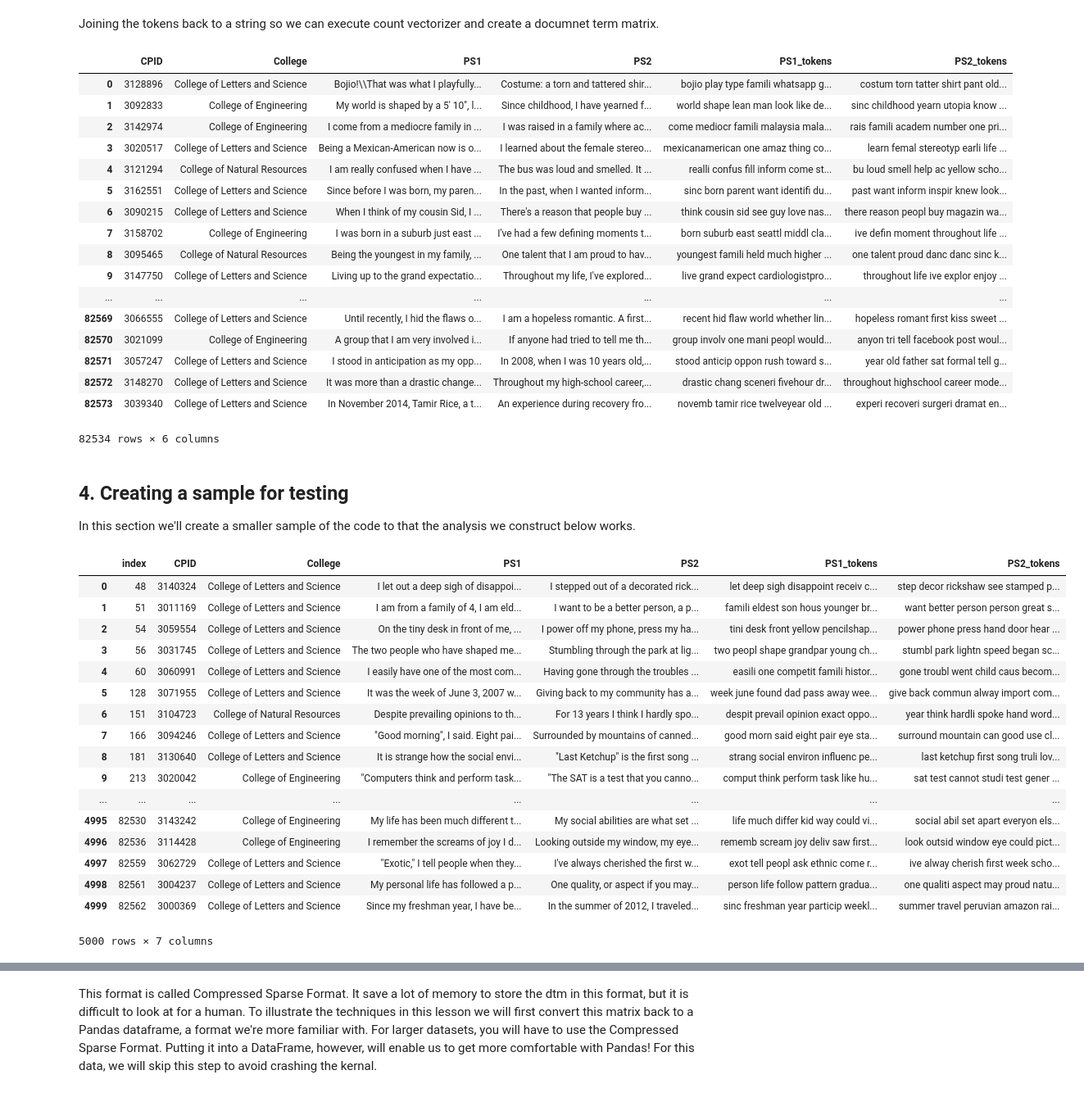
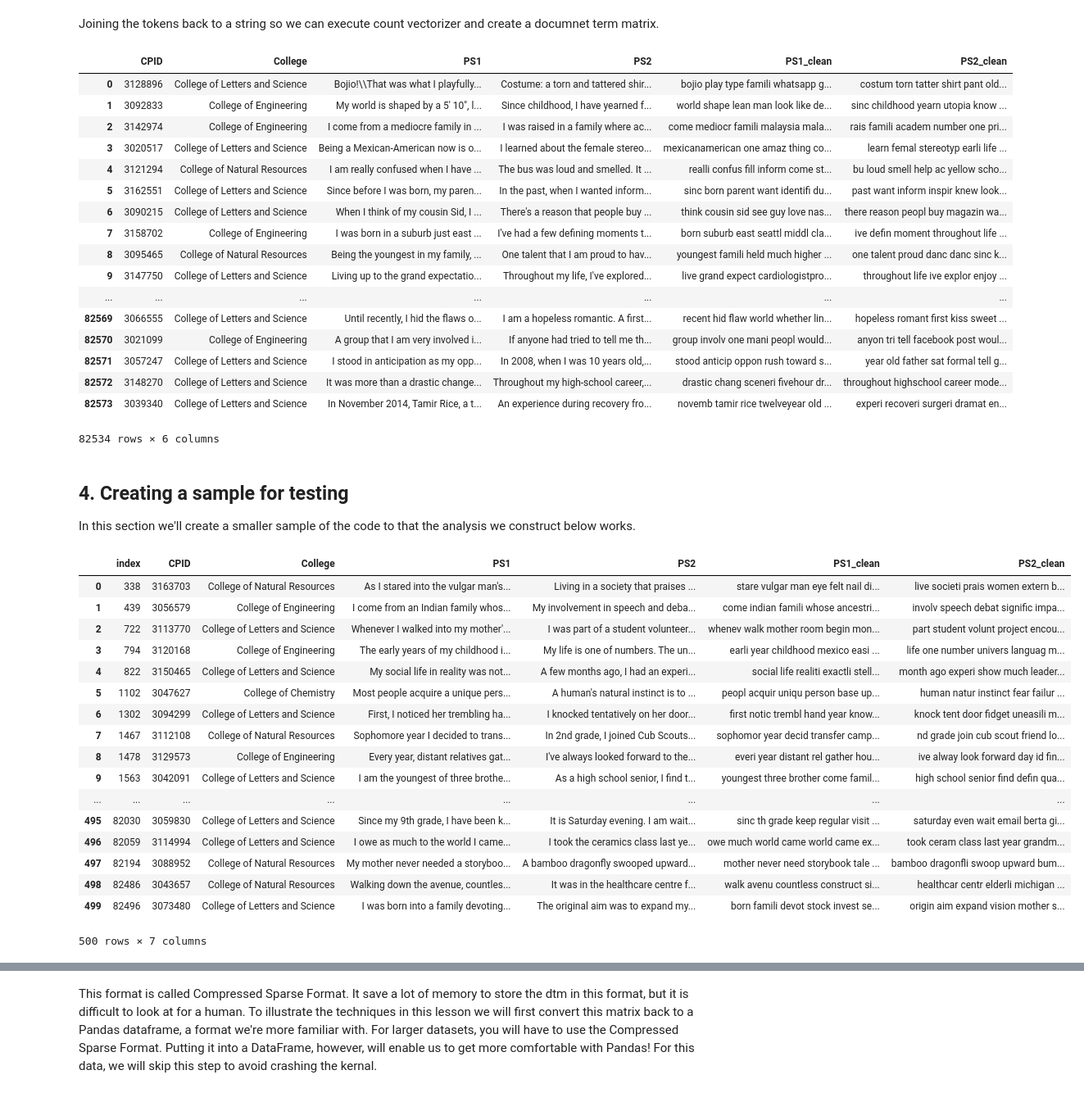
Before and after one commit to BeniamG/Admissions_Essays, a Jupyter notebook: Admissions_Essays_Full_Test_Topic_Modeling.ipynb, the cells around one changed output, grey strips where cells are left out. Shown at 82% size. Saved outputs shown, nothing was run; the diff lists cells and outputs as text; code cells hidden in the pictures.

```diff
--- a/Admissions_Essays_Full_Test_Topic_Modeling.ipynb
+++ b/Admissions_Essays_Full_Test_Topic_Modeling.ipynb
@@ -332,7 +332,7 @@ The section below combines multiple preprocessing steps into a singl eline of co
 # %%
 #create two new columns with tokenized essay responses.
 #In the same opperation it make everything lowercase.
-df_no_missing['PS1_tokens'] = df_no_missing['PS1'].str.replace('\\', ' ').str.lower().str.replace('[^\w\s]','').str.replace('[\d]','').str.split()
-df_no_missing['PS2_tokens'] = df_no_missing['PS2'].str.replace('\\', ' ').str.lower().str.replace('[^\w\s]','').str.replace('[\d]','').str.split()
+df_no_missing['PS1_clean'] = df_no_missing['PS1'].str.replace('\\', ' ').str.lower().str.replace('[^\w\s]','').str.replace('[\d]','').str.split()
+df_no_missing['PS2_clean'] = df_no_missing['PS2'].str.replace('\\', ' ').str.lower().str.replace('[^\w\s]','').str.replace('[\d]','').str.split()
 df_no_missing
 # %% [output]
@@ -369,8 +369,8 @@ from nltk.corpus import stopwords
 
 #Removes english stop words from the tokenized columns
 stop_words = stopwords.words('english')
-df_no_missing['PS1_tokens'] = df_no_missing['PS1_tokens'].apply(lambda x: [item for item in x if item not in stop_words])
-df_no_missing['PS2_tokens'] = df_no_missing['PS2_tokens'].apply(lambda x: [item for item in x if item not in stop_words])
+df_no_missing['PS1_clean'] = df_no_missing['PS1_clean'].apply(lambda x: [item for item in x if item not in stop_words])
+df_no_missing['PS2_clean'] = df_no_missing['PS2_clean'].apply(lambda x: [item for item in x if item not in stop_words])
 
 df_no_missing
 # %% [output]
@@ -402,10 +402,10 @@ from nltk.stem.porter import PorterStemmer
 porter_stemmer = PorterStemmer()
 
 # This line can be used to compare the ouput of a few cells
-test_list_1 = [porter_stemmer.stem(item) for item in df_no_missing['PS1_tokens'][0]]
-test_list_2 = [porter_stemmer.stem(item) for item in df_no_missing['PS2_tokens'][8000]]
+test_list_1 = [porter_stemmer.stem(item) for item in df_no_missing['PS1_clean'][0]]
+test_list_2 = [porter_stemmer.stem(item) for item in df_no_missing['PS2_clean'][8000]]
 
-df_no_missing['PS1_tokens'] = df_no_missing['PS1_tokens'].apply(lambda x: [porter_stemmer.stem(item) for item in x])
-df_no_missing['PS2_tokens'] = df_no_missing['PS2_tokens'].apply(lambda x: [porter_stemmer.stem(item) for item in x])
+df_no_missing['PS1_clean'] = df_no_missing['PS1_clean'].apply(lambda x: [porter_stemmer.stem(item) for item in x])
+df_no_missing['PS2_clean'] = df_no_missing['PS2_clean'].apply(lambda x: [porter_stemmer.stem(item) for item in x])
 df_no_missing
 # %% [output]
@@ -455,14 +455,14 @@ test_list_2 - dataframe
 # %% [markdown]
 Joining the tokens back to a string so we can execute count vectorizer and create a documnet term matrix.
 # %%
-df_no_missing['PS1_tokens'] = df_no_missing['PS1_tokens'].apply(lambda x: ' '.join(x)) # for item in x])
-df_no_missing['PS2_tokens'] = df_no_missing['PS2_tokens'].apply(lambda x: ' '.join(x)) # for item in x])
+df_no_missing['PS1_clean'] = df_no_missing['PS1_clean'].apply(lambda x: ' '.join(x)) # for item in x])
+df_no_missing['PS2_clean'] = df_no_missing['PS2_clean'].apply(lambda x: ' '.join(x)) # for item in x])
 
 
 # text_list_stemmed = [' '.join([porter_stemmer.stem(word) for word in sentence.split(" ")]) for sentence in text_list]
 df_no_missing
 # %% [output]
-|  | CPID | College | PS1 | PS2 | PS1_tokens | PS2_tokens |
+|  | CPID | College | PS1 | PS2 | PS1_clean | PS2_clean |
 | 0 | 3128896 | College of Letters and Science | Bojio!\\That was what I playfully... | Costume: a torn and tattered shir... | bojio play type famili whatsapp g... | costum torn tatter shirt pant old... |
 | 1 | 3092833 | College of Engineering | My world is shaped by a 5' 10", l... | Since childhood, I have yearned f... | world shape lean man look like de... | sinc childhood yearn utopia know ... |
 | 2 | 3142974 | College of Engineering | I come from a mediocre family in ... | I was raised in a family where ac... | come mediocr famili malaysia mala... | rais famili academ number one pri... |
@@ -487,29 +487,29 @@ In this section we'll create a smaller sample of the code to that the analysis w
 # %%
 # This generates a random sample of N essays, with a random state set for reproducability.
 # N can be slowly increased slowly to test the computational resources required as you scale up
-df_sample = df_no_missing.sample(n=5000, random_state=0)
+df_sample = df_no_missing.sample(n=500, random_state=0)
 
 # This code resets the indexs so that sorted orininals are kept and new ones are generated.
 df_sample = df_sample.sort_index()
 df_sample = df_sample.reset_index()
 
 df_sample
 # %% [output]
-|  | index | CPID | College | PS1 | PS2 | PS1_tokens | PS2_tokens |
-| 0 | 48 | 3140324 | College of Letters and Science | I let out a deep sigh of disappoi... | I stepped out of a decorated rick... | let deep sigh disappoint receiv c... | step decor rickshaw see stamped p... |
-| 1 | 51 | 3011169 | College of Letters and Science | I am from a family of 4, I am eld... | I want to be a better person, a p... | famili eldest son hous younger br... | want better person person great s... |
-| 2 | 54 | 3059554 | College of Letters and Science | On the tiny desk in front of me, ... | I power off my phone, press my ha... | tini desk front yellow pencilshap... | power phone press hand door hear ... |
-| 3 | 56 | 3031745 | College of Letters and Science | The two people who have shaped me... | Stumbling through the park at lig... | two peopl shape grandpar young ch... | stumbl park lightn speed began sc... |
-| 4 | 60 | 3060991 | College of Letters and Science | I easily have one of the most com... | Having gone through the troubles ... | easili one competit famili histor... | gone troubl went child caus becom... |
-| 5 | 128 | 3071955 | College of Letters and Science | It was the week of June 3, 2007 w... | Giving back to my community has a... | week june found dad pass away wee... | give back commun alway import com... |
-| 6 | 151 | 3104723 | College of Natural Resources | Despite prevailing opinions to th... | For 13 years I think I hardly spo... | despit prevail opinion exact oppo... | year think hardli spoke hand word... |
-| 7 | 166 | 3094246 | College of Letters and Science | "Good morning", I said. Eight pai... | Surrounded by mountains of canned... | good morn said eight pair eye sta... | surround mountain can good use cl... |
-| 8 | 181 | 3130640 | College of Letters and Science | It is strange how the social envi... | "Last Ketchup" is the first song ... | strang social environ influenc pe... | last ketchup first song truli lov... |
-| 9 | 213 | 3020042 | College of Engineering | "Computers think and perform task... | "The SAT is a test that you canno... | comput think perform task like hu... | sat test cannot studi test gener ... |
+|  | index | CPID | College | PS1 | PS2 | PS1_clean | PS2_clean |
+| 0 | 338 | 3163703 | College of Natural Resources | As I stared into the vulgar man's... | Living in a society that praises ... | stare vulgar man eye felt nail di... | live societi prais women extern b... |
+| 1 | 439 | 3056579 | College of Engineering | I come from an Indian family whos... | My involvement in speech and deba... | come indian famili whose ancestri... | involv speech debat signific impa... |
+| 2 | 722 | 3113770 | College of Letters and Science | Whenever I walked into my mother'... | I was part of a student volunteer... | whenev walk mother room begin mon... | part student volunt project encou... |
+| 3 | 794 | 3120168 | College of Engineering | The early years of my childhood i... | My life is one of numbers. The un... | earli year childhood mexico easi ... | life one number univers languag m... |
+| 4 | 822 | 3150465 | College of Letters and Science | My social life in reality was not... | A few months ago, I had an experi... | social life realiti exactli stell... | month ago experi show much leader... |
+| 5 | 1102 | 3047627 | College of Chemistry | Most people acquire a unique pers... | A human's natural instinct is to ... | peopl acquir uniqu person base up... | human natur instinct fear failur ... |
+| 6 | 1302 | 3094299 | College of Letters and Science | First, I noticed her trembling ha... | I knocked tentatively on her door... | first notic trembl hand year know... | knock tent door fidget uneasili m... |
+| 7 | 1467 | 3112108 | College of Natural Resources | Sophomore year I decided to trans... | In 2nd grade, I joined Cub Scouts... | sophomor year decid transfer camp... | nd grade join cub scout friend lo... |
+| 8 | 1478 | 3129573 | College of Engineering | Every year, distant relatives gat... | I've always looked forward to the... | everi year distant rel gather hou... | ive alway look forward day id fin... |
+| 9 | 1563 | 3042091 | College of Letters and Science | I am the youngest of three brothe... | As a high school senior, I find t... | youngest three brother come famil... | high school senior find defin qua... |
 | ... | ... | ... | ... | ... | ... | ... | ... |
-| 4995 | 82530 | 3143242 | College of Engineering | My life has been much different t... | My social abilities are what set ... | life much differ kid way could vi... | social abil set apart everyon els... |
-| 4996 | 82536 | 3114428 | College of Engineering | I remember the screams of joy I d... | Looking outside my window, my eye... | rememb scream joy deliv saw first... | look outsid window eye could pict... |
-| 4997 | 82559 | 3062729 | College of Letters and Science | "Exotic," I tell people when they... | I've always cherished the first w... | exot tell peopl ask ethnic come r... | ive alway cherish first week scho... |
-| 4998 | 82561 | 3004237 | College of Letters and Science | My personal life has followed a p... | One quality, or aspect if you may... | person life follow pattern gradua... | one qualiti aspect may proud natu... |
-| 4999 | 82562 | 3000369 | College of Letters and Science | Since my freshman year, I have be... | In the summer of 2012, I traveled... | sinc freshman year particip weekl... | summer travel peruvian amazon rai... |
+| 495 | 82030 | 3059830 | College of Letters and Science | Since my 9th grade, I have been k... | It is Saturday evening. I am wait... | sinc th grade keep regular visit ... | saturday even wait email berta gi... |
+| 496 | 82059 | 3114994 | College of Letters and Science | I owe as much to the world I came... | I took the ceramics class last ye... | owe much world came world came ex... | took ceram class last year grandm... |
+| 497 | 82194 | 3088952 | College of Natural Resources | My mother never needed a storyboo... | A bamboo dragonfly swooped upward... | mother never need storybook tale ... | bamboo dragonfli swoop upward bum... |
+| 498 | 82486 | 3043657 | College of Natural Resources | Walking down the avenue, countles... | It was in the healthcare centre f... | walk avenu countless construct si... | healthcar centr elderli michigan ... |
+| 499 | 82496 | 3073480 | College of Letters and Science | I was born into a family devoting... | The original aim was to expand my... | born famili devot stock invest se... | origin aim expand vision mother s... |
-5000 rows × 7 columns
+500 rows × 7 columns
```
Also changed, not shown: parts of 36 cells of this notebook.
